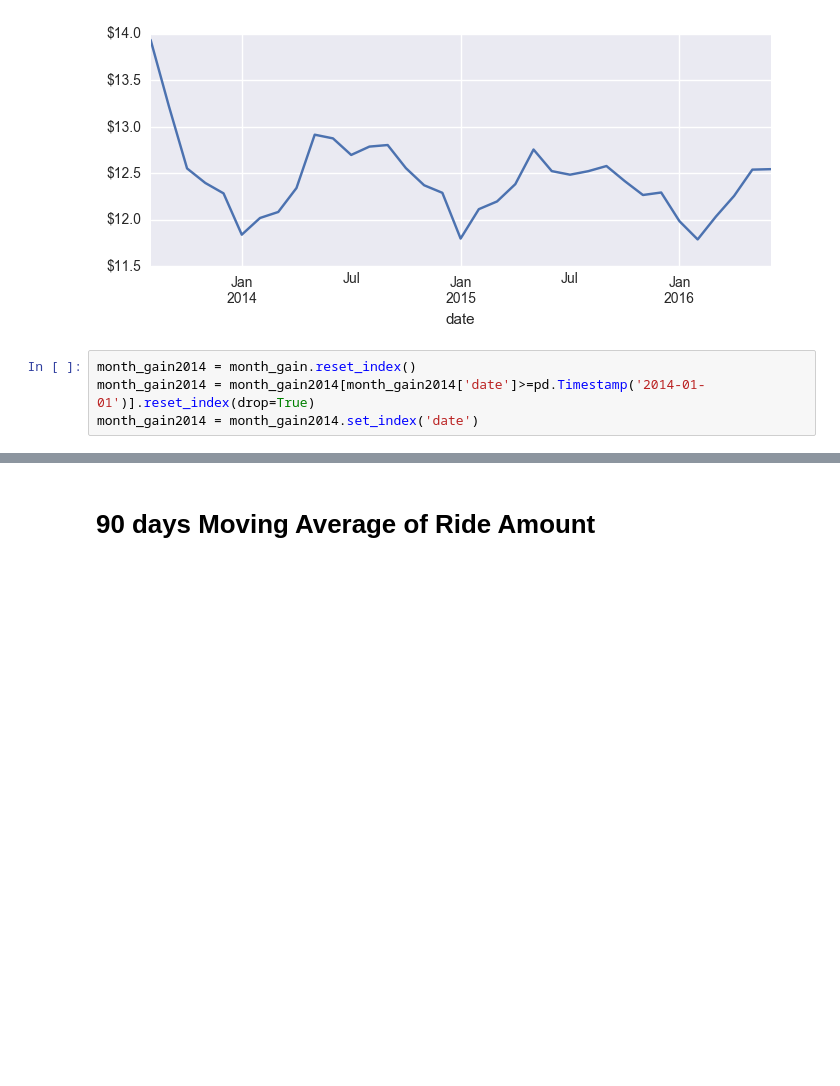
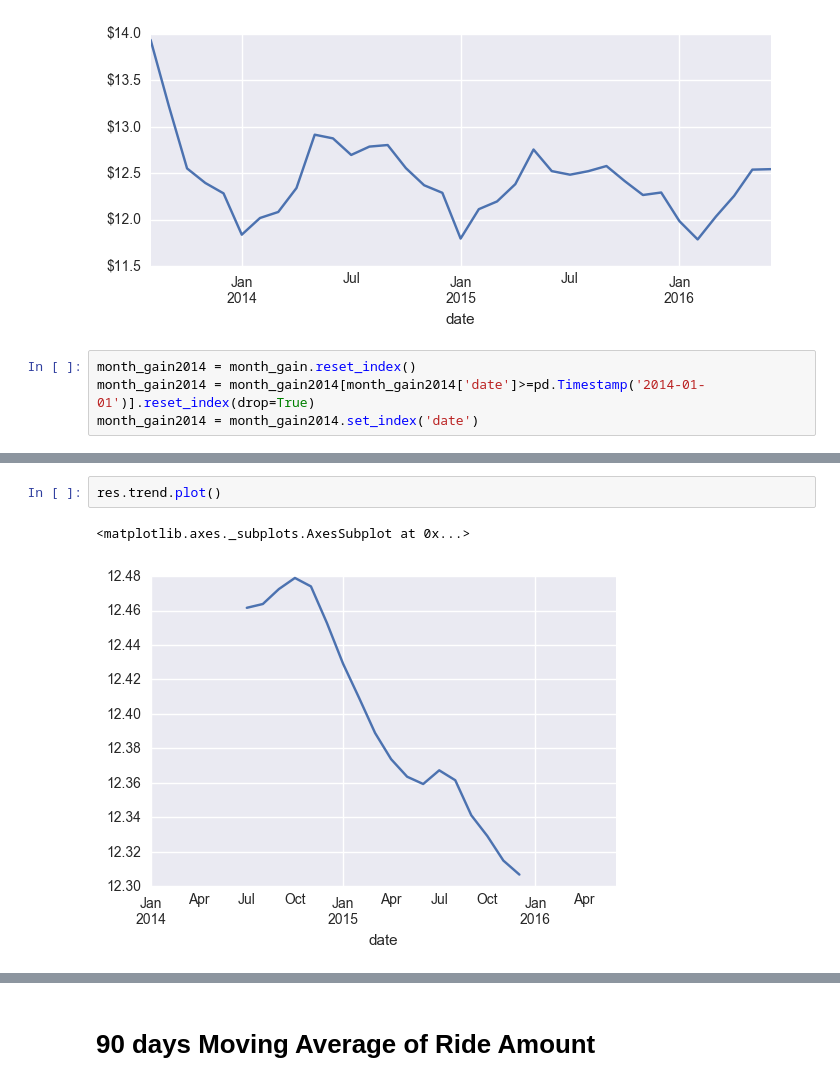
Before and after one commit to MiyainNYC/PySpark-Data-Challenge, a Jupyter notebook: Volume_VIZ.ipynb, the cells around one changed output, grey strips where cells are left out. Saved outputs shown, nothing was run; the diff lists cells and outputs as text; blank space fills up the shorter version.

```diff
--- a/Volume_VIZ.ipynb
+++ b/Volume_VIZ.ipynb
@@ -578,0 +577,5 @@ plt.figure(figsize = (10,8))
+# %%
+res.trend.plot()
+# %% [output]
+<matplotlib.axes._subplots.AxesSubplot at 0x...>
+[figure, added]
```
Also changed, not shown: parts of 7 cells of this notebook.
